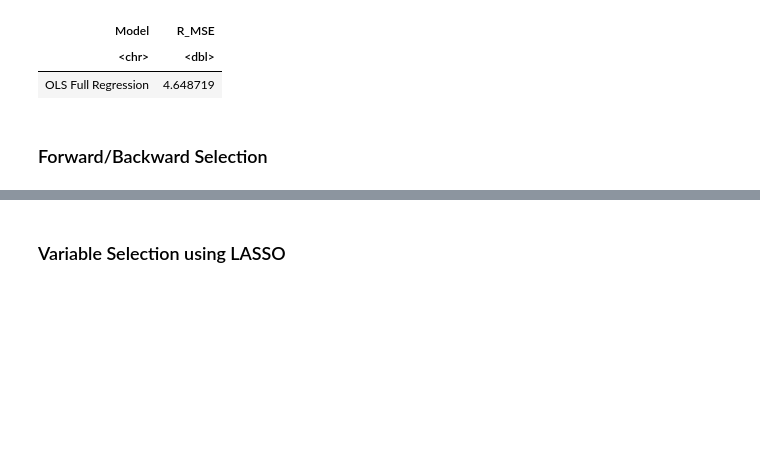
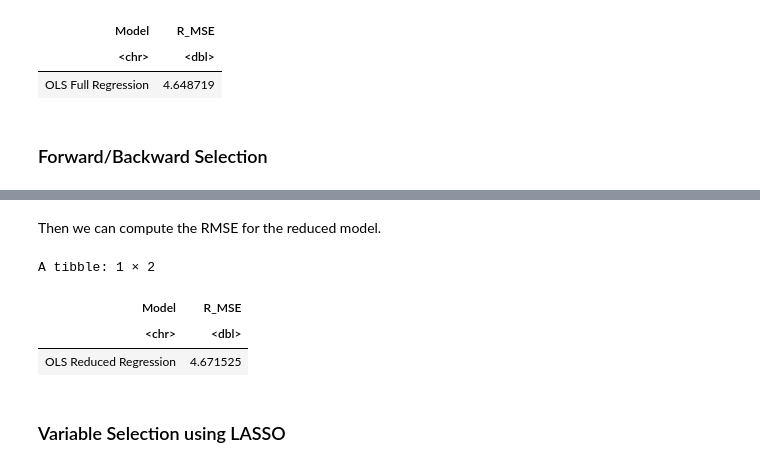
Before and after one commit to tanaytk21/stat301, a Jupyter notebook: Group_Project.ipynb, the cells around one changed output, grey strips where cells are left out. Drawn from its saved outputs; the diff is of its cells as text; code cells hidden in the pictures; blank space fills up the shorter version.

```diff
--- a/Group_Project.ipynb
+++ b/Group_Project.ipynb
@@ -135,3 +268,24 @@ A tibble: 1 × 2
+# %%
+boston_red_OLS_bac <- lm(MEDV~CRIM+CHAS+NOX+RM+AGE+DIS+RAD+TAX+PTRATIO+LSTAT,
+  data = training_boston
+)
+boston_pred_red_OLS_bac <- predict(boston_red_OLS_bac, testing_boston)
+# %% [markdown]
+Then we can compute the RMSE for the reduced model.
+# %%
+boston_R_MSE_backward <- tibble(
+    Model = "OLS Reduced Regression",
+    R_MSE = rmse(
+        preds = boston_pred_red_OLS_bac,
+        actuals = testing_boston$MEDV
+        )
+    )
+boston_R_MSE_backward
+# %% [output]
+A tibble: 1 × 2
+| Model | R_MSE |
+| <chr> | <dbl> |
+| OLS Reduced Regression | 4.671525 |
 # %% [markdown]
 ### Variable Selection using LASSO
 # %% [markdown]
```
Also changed, not shown: parts of 13 cells of this notebook.
